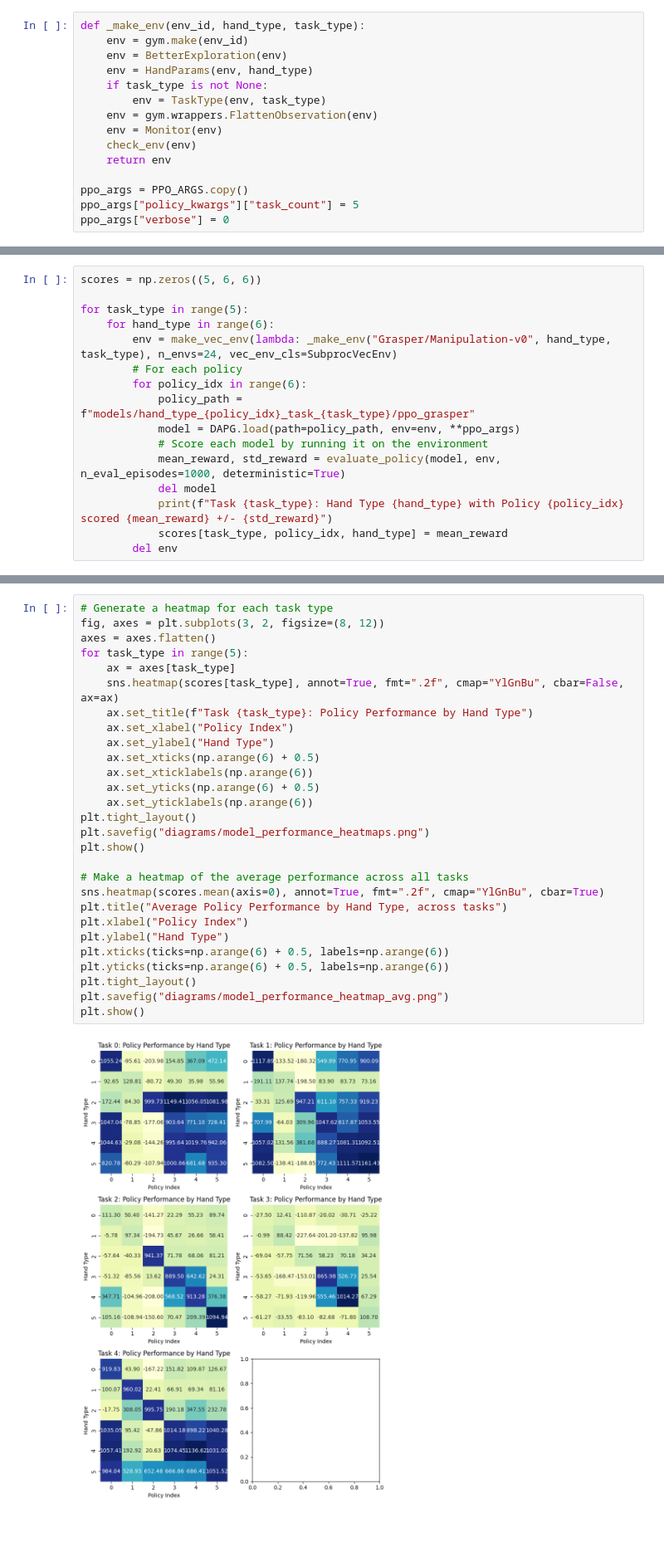
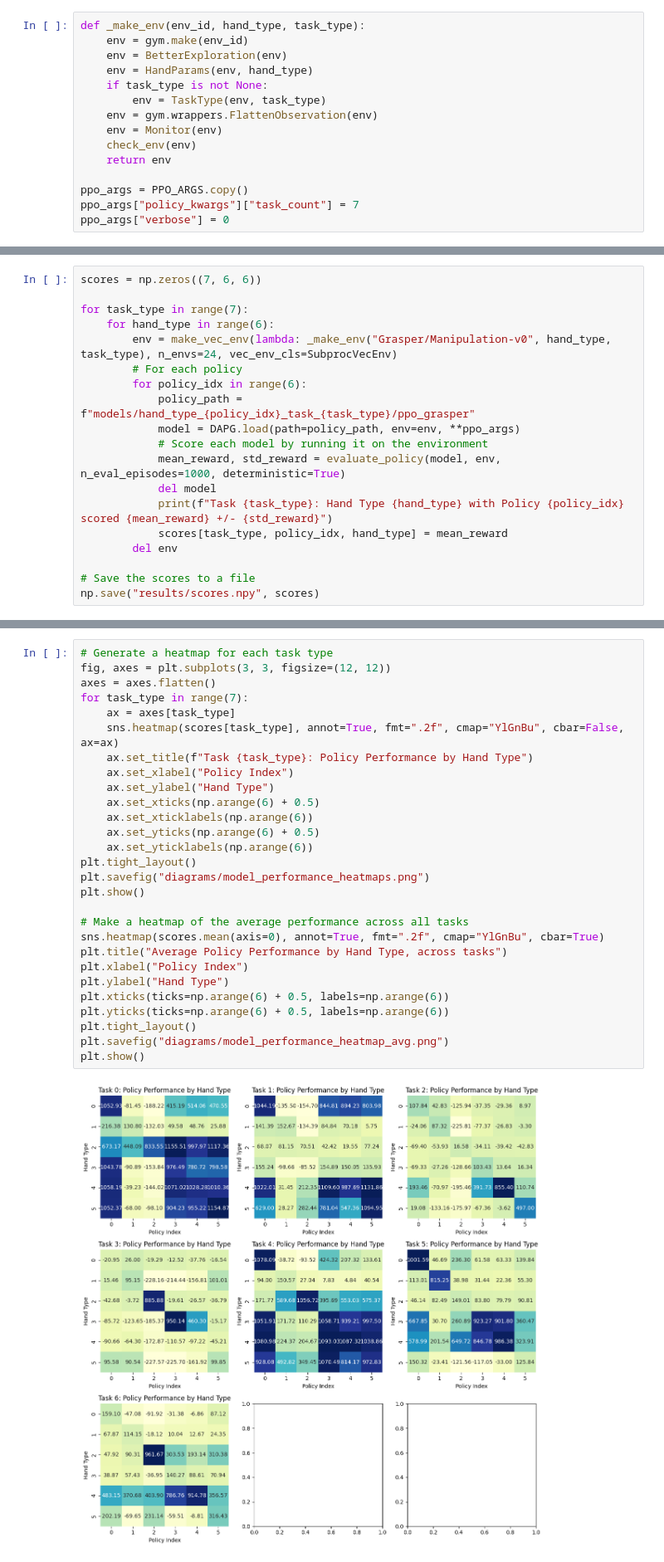
Before and after one commit to WillSumerfield/SimpleRobotSim, a Jupyter notebook: src/PerformanceMatrix.ipynb, the cells around one changed output, grey strips where cells are left out. Shown: that part at 83% size. Saved outputs shown, nothing was run; the diff lists cells and outputs as text; blank space fills up the shorter version.

Commit message:
Added new performance heatmaps w/ 7 tasks

```diff
--- a/src/PerformanceMatrix.ipynb
+++ b/src/PerformanceMatrix.ipynb
@@ -33,15 +33,15 @@ def _make_env(env_id, hand_type, task_type):
     return env
 
 ppo_args = PPO_ARGS.copy()
-ppo_args["policy_kwargs"]["task_count"] = 5
+ppo_args["policy_kwargs"]["task_count"] = 7
 ppo_args["verbose"] = 0
 # %% [markdown]
 ## Single-Task Matrices
 Generate the matrices for the morphologies trained on single tasks.
 # %%
-scores = np.zeros((5, 6, 6))
+scores = np.zeros((7, 6, 6))
 
-for task_type in range(5):
+for task_type in range(7):
     for hand_type in range(6):
         env = make_vec_env(lambda: _make_env("Grasper/Manipulation-v0", hand_type, task_type), n_envs=24, vec_env_cls=SubprocVecEnv)
         # For each policy
@@ -54,6 +54,9 @@ for task_type in range(5):
             print(f"Task {task_type}: Hand Type {hand_type} with Policy {policy_idx} scored {mean_reward} +/- {std_reward}")
             scores[task_type, policy_idx, hand_type] = mean_reward
         del env
+
+# Save the scores to a file
+np.save("results/scores.npy", scores)
 # %% [output]
 Using cpu device
 Loading baseline from models/baseline/baseline_model.pth
@@ -75,30 +78,30 @@ Task 4: Hand Type 5 with Policy 5 scored 1051.5226522560001 +/- 340.837210753156
 # %%
 # Generate a heatmap for each task type
-fig, axes = plt.subplots(3, 2, figsize=(8, 12))
+fig, axes = plt.subplots(3, 3, figsize=(12, 12))
 axes = axes.flatten()
-for task_type in range(5):
+for task_type in range(7):
     ax = axes[task_type]
     sns.heatmap(scores[task_type], annot=True, fmt=".2f", cmap="YlGnBu", cbar=False, ax=ax)
     ax.set_title(f"Task {task_type}: Policy Performance by Hand Type")
     ax.set_xlabel("Policy Index")
     ax.set_ylabel("Hand Type")
     ax.set_xticks(np.arange(6) + 0.5)
     ax.set_xticklabels(np.arange(6))
     ax.set_yticks(np.arange(6) + 0.5)
     ax.set_yticklabels(np.arange(6))
 plt.tight_layout()
 plt.savefig("diagrams/model_performance_heatmaps.png")
 plt.show()
 
 # Make a heatmap of the average performance across all tasks
 sns.heatmap(scores.mean(axis=0), annot=True, fmt=".2f", cmap="YlGnBu", cbar=True)
 plt.title("Average Policy Performance by Hand Type, across tasks")
 plt.xlabel("Policy Index")
 plt.ylabel("Hand Type")
 plt.xticks(ticks=np.arange(6) + 0.5, labels=np.arange(6))
 plt.yticks(ticks=np.arange(6) + 0.5, labels=np.arange(6))
 plt.tight_layout()
 plt.savefig("diagrams/model_performance_heatmap_avg.png")
 plt.show()
 # %% [output]
-[figure, old version]
+[figure, new version]
```
Also changed, not shown: parts of 3 cells of this notebook, 4 other files.
